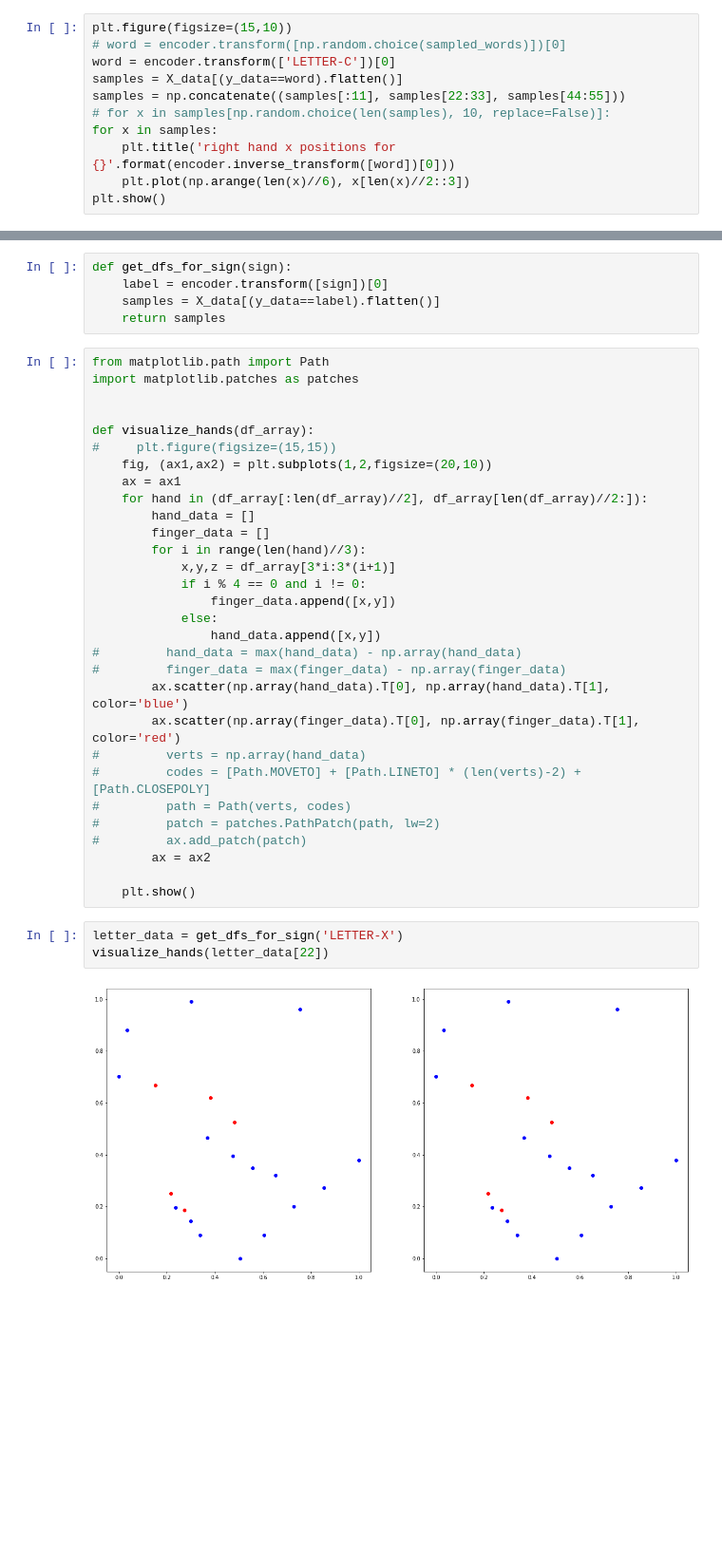
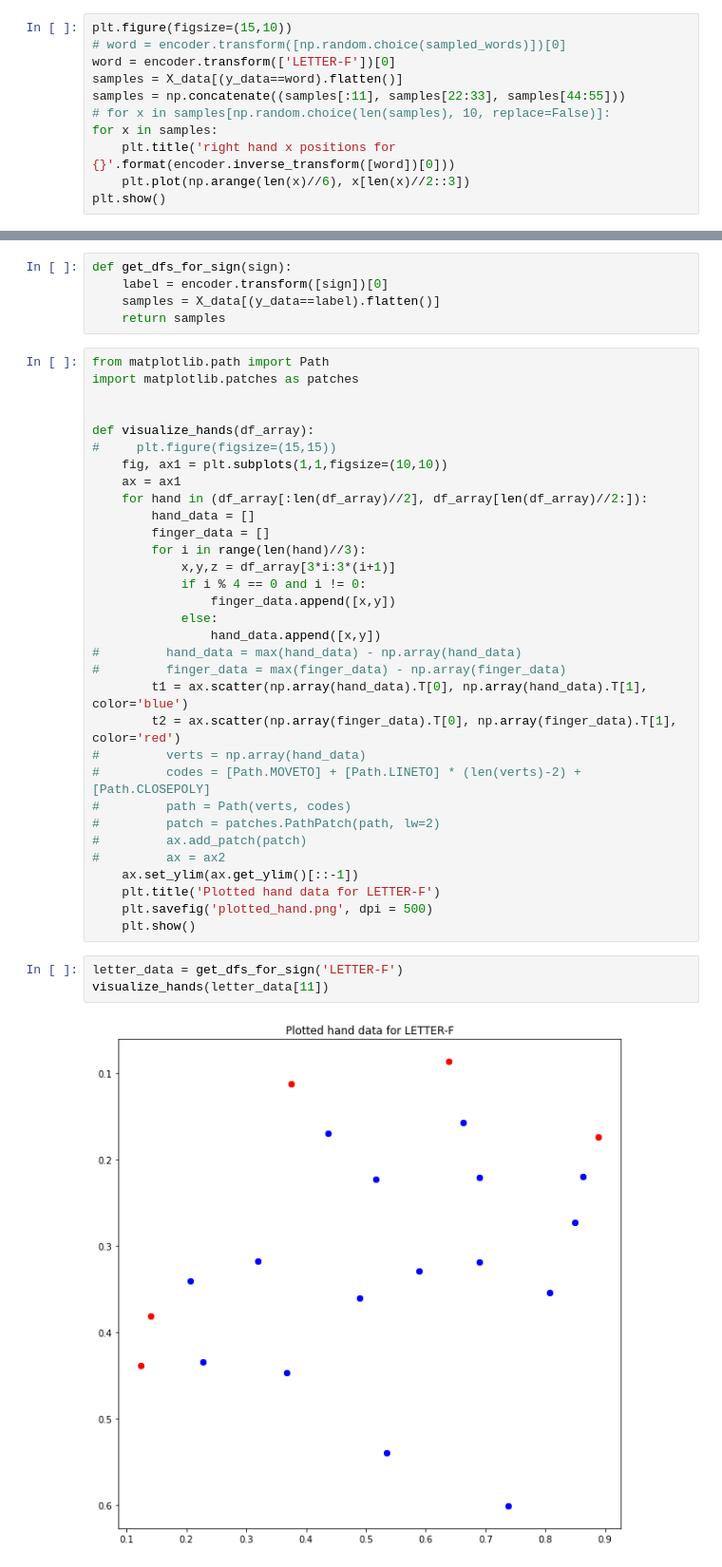
Before and after one commit to dain-kim/ASLingo, a Jupyter notebook: train_model.ipynb, the cells around one changed output, grey strips where cells are left out. Shown at 95% size. Drawn from its saved outputs; the diff is of its cells as text; blank space fills up the shorter version.

```diff
--- a/train_model.ipynb
+++ b/train_model.ipynb
@@ -392,7 +384,7 @@ plt.show()
 # %%
 plt.figure(figsize=(15,10))
 # word = encoder.transform([np.random.choice(sampled_words)])[0]
-word = encoder.transform(['LETTER-C'])[0]
+word = encoder.transform(['LETTER-F'])[0]
 samples = X_data[(y_data==word).flatten()]
 samples = np.concatenate((samples[:11], samples[22:33], samples[44:55]))
 # for x in samples[np.random.choice(len(samples), 10, replace=False)]:
@@ -472,7 +479,7 @@ import matplotlib.patches as patches
 
 def visualize_hands(df_array):
 #     plt.figure(figsize=(15,15))
-    fig, (ax1,ax2) = plt.subplots(1,2,figsize=(20,10))
+    fig, ax1 = plt.subplots(1,1,figsize=(10,10))
     ax = ax1
     for hand in (df_array[:len(df_array)//2], df_array[len(df_array)//2:]):
         hand_data = []
@@ -485,18 +492,20 @@ def visualize_hands(df_array):
                 hand_data.append([x,y])
 #         hand_data = max(hand_data) - np.array(hand_data)
 #         finger_data = max(finger_data) - np.array(finger_data)
-        ax.scatter(np.array(hand_data).T[0], np.array(hand_data).T[1], color='blue')
-        ax.scatter(np.array(finger_data).T[0], np.array(finger_data).T[1], color='red')
+        t1 = ax.scatter(np.array(hand_data).T[0], np.array(hand_data).T[1], color='blue')
+        t2 = ax.scatter(np.array(finger_data).T[0], np.array(finger_data).T[1], color='red')
 #         verts = np.array(hand_data)
 #         codes = [Path.MOVETO] + [Path.LINETO] * (len(verts)-2) + [Path.CLOSEPOLY]
 #         path = Path(verts, codes)
 #         patch = patches.PathPatch(path, lw=2)
 #         ax.add_patch(patch)
-        ax = ax2
-
+#         ax = ax2
+    ax.set_ylim(ax.get_ylim()[::-1])
+    plt.title('Plotted hand data for LETTER-F')
+    plt.savefig('plotted_hand.png', dpi = 500)
     plt.show()
 # %%
-letter_data = get_dfs_for_sign('LETTER-X')
-visualize_hands(letter_data[22])
+letter_data = get_dfs_for_sign('LETTER-F')
+visualize_hands(letter_data[11])
 # %% [output]
-[figure, old version]
+[figure, new version]
```
Also changed, not shown: parts of 10 cells of this notebook, 44 other files.
